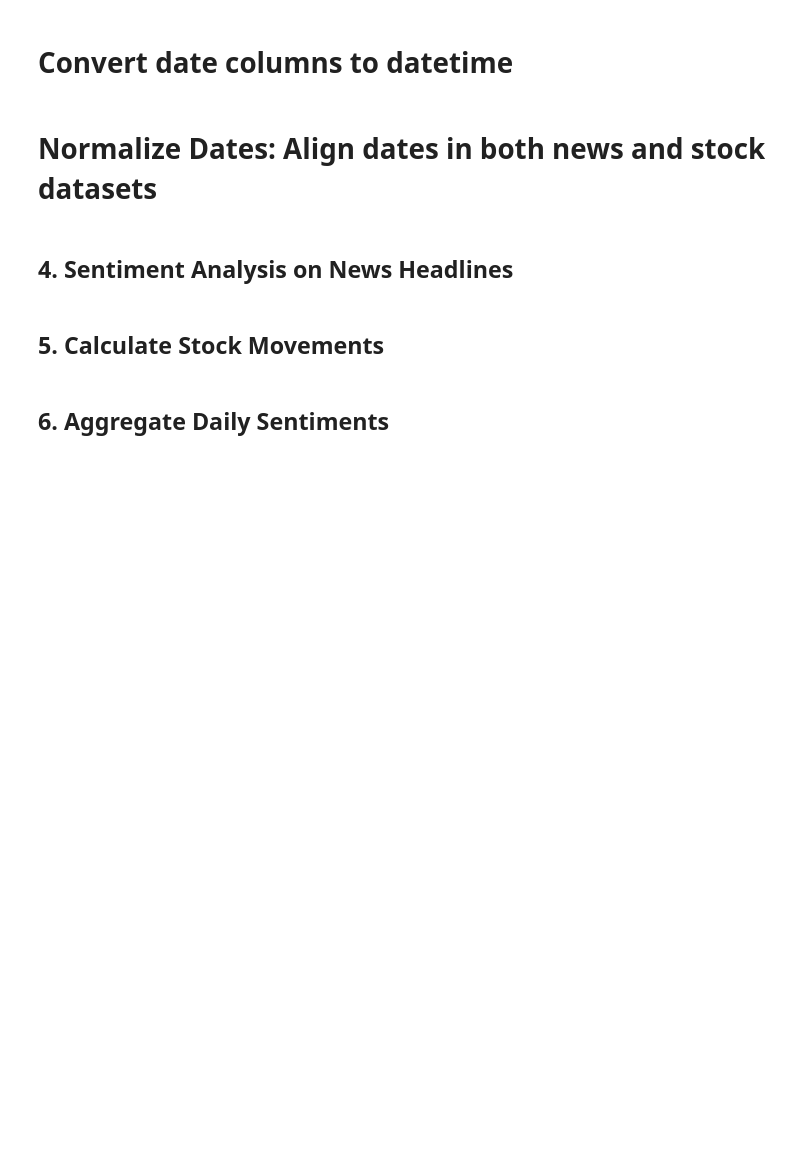
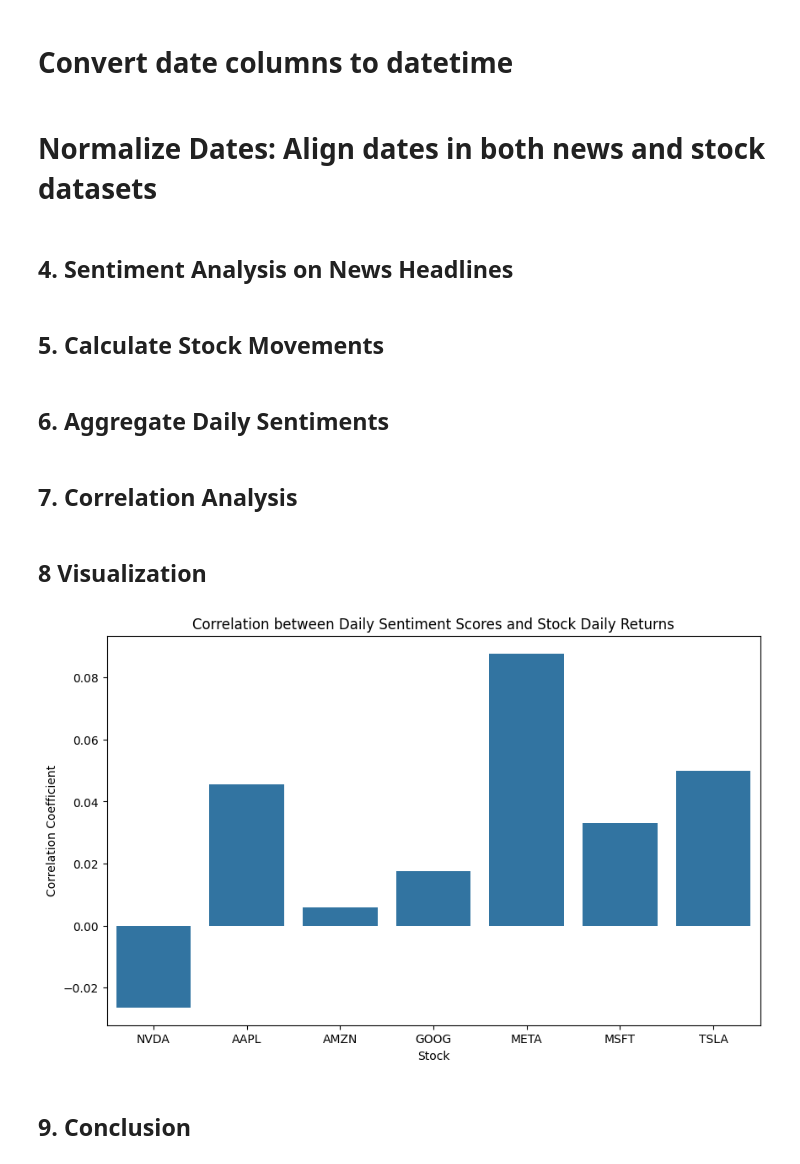
Before and after one commit to habteyesasfaw/Financial-Prediction-Analytics, a Jupyter notebook: notebooks/Correlation_News_StockMovement.ipynb, the cells around one changed output. Saved outputs shown, nothing was run; the diff lists cells and outputs as text; code cells hidden in the pictures; blank space fills up the shorter version.

Commit message:
Performed correlation analysis between daily sentiment scores and stock returns

```diff
--- a/notebooks/Correlation_News_StockMovement.ipynb
+++ b/notebooks/Correlation_News_StockMovement.ipynb
@@ -32,9 +35,9 @@ stock_dfs = {
 # %% [markdown]
 # Convert date columns to datetime
 # %%
-news_df['date'] = pd.to_datetime(news_df['date'])
+news_df['date'] = pd.to_datetime(news_df['date']).dt.tz_localize(None)  # Remove timezone info
 for stock in stock_dfs:
-    stock_dfs[stock]['Date'] = pd.to_datetime(stock_dfs[stock]['Date'])
+    stock_dfs[stock]['Date'] = pd.to_datetime(stock_dfs[stock]['Date']).dt.tz_localize(None)  # Remove timezone info
 # %% [markdown]
 # Normalize Dates: Align dates in both news and stock datasets
 # %%
@@ -54,4 +57,32 @@ for stock, df in stock_dfs.items():
 # %% [markdown]
 ## 6. Aggregate Daily Sentiments
 # %%
-daily_sentiment = news_df.groupby('date')['sentiment'].mean()
+daily_sentiment = news_df.groupby('date')['sentiment'].mean().reset_index()
+# %% [markdown]
+## 7. Correlation Analysis
+# %%
+correlation_results = {}
+
+for stock, df in stock_dfs.items():
+    # Merge stock data with sentiment data
+    merged_df = pd.merge(df[['Date', 'Daily_Return']], daily_sentiment, left_on='Date', right_on='date', how='inner')
+
+    # Drop missing values
+    merged_df.dropna(inplace=True)
+
+    # Calculate Pearson correlation
+    correlation = merged_df['Daily_Return'].corr(merged_df['sentiment'])
+    correlation_results[stock] = correlation
+# %% [markdown]
+ ## 8 Visualization
+# %%
+plt.figure(figsize=(10, 6))
+sns.barplot(x=list(correlation_results.keys()), y=list(correlation_results.values()))
+plt.title('Correlation between Daily Sentiment Scores and Stock Daily Returns')
+plt.xlabel('Stock')
+plt.ylabel('Correlation Coefficient')
+plt.show()
+# %% [output]
+[figure, added]
+# %% [markdown]
+## 9. Conclusion
```
Also changed, not shown: parts of 2 cells of this notebook.
